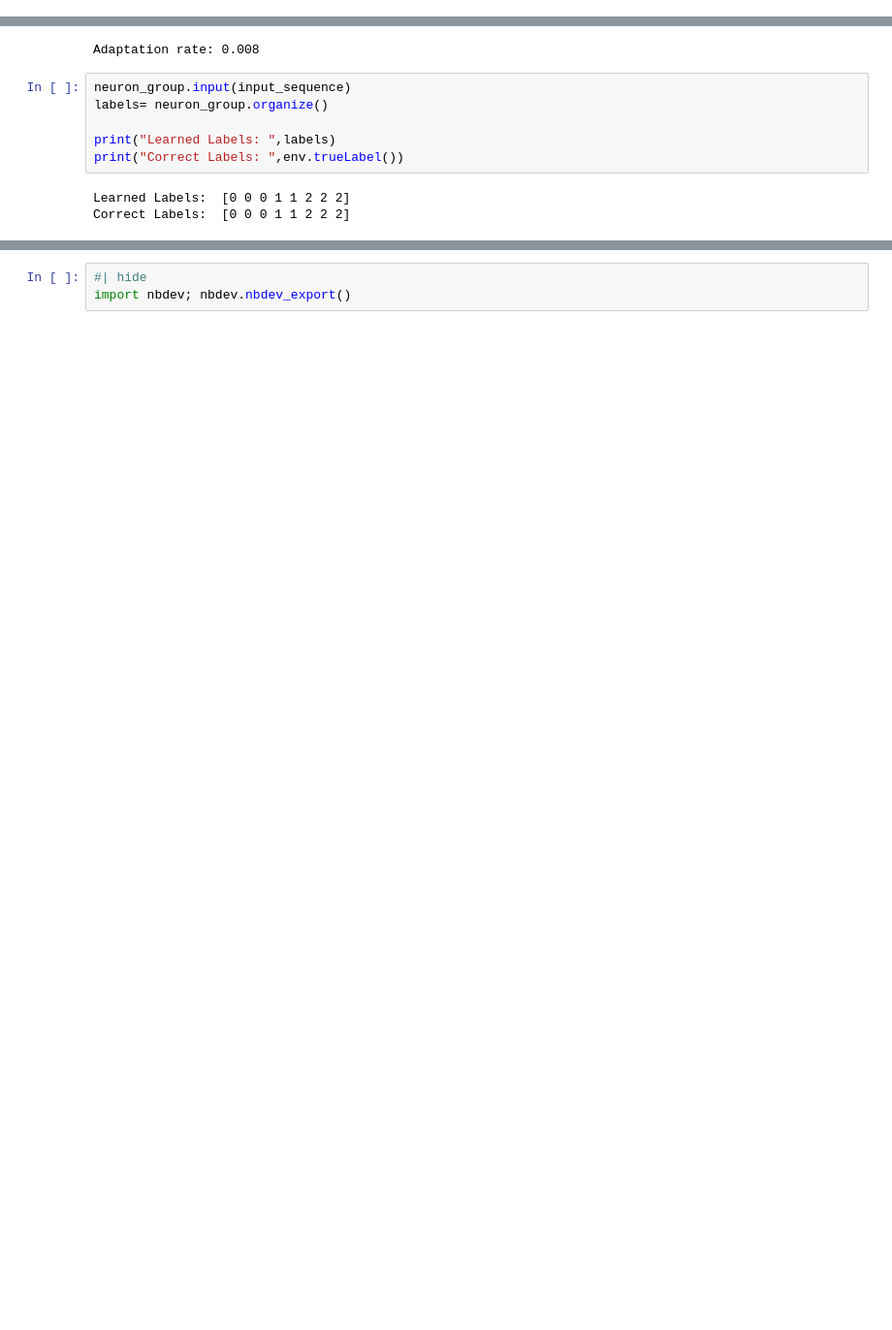
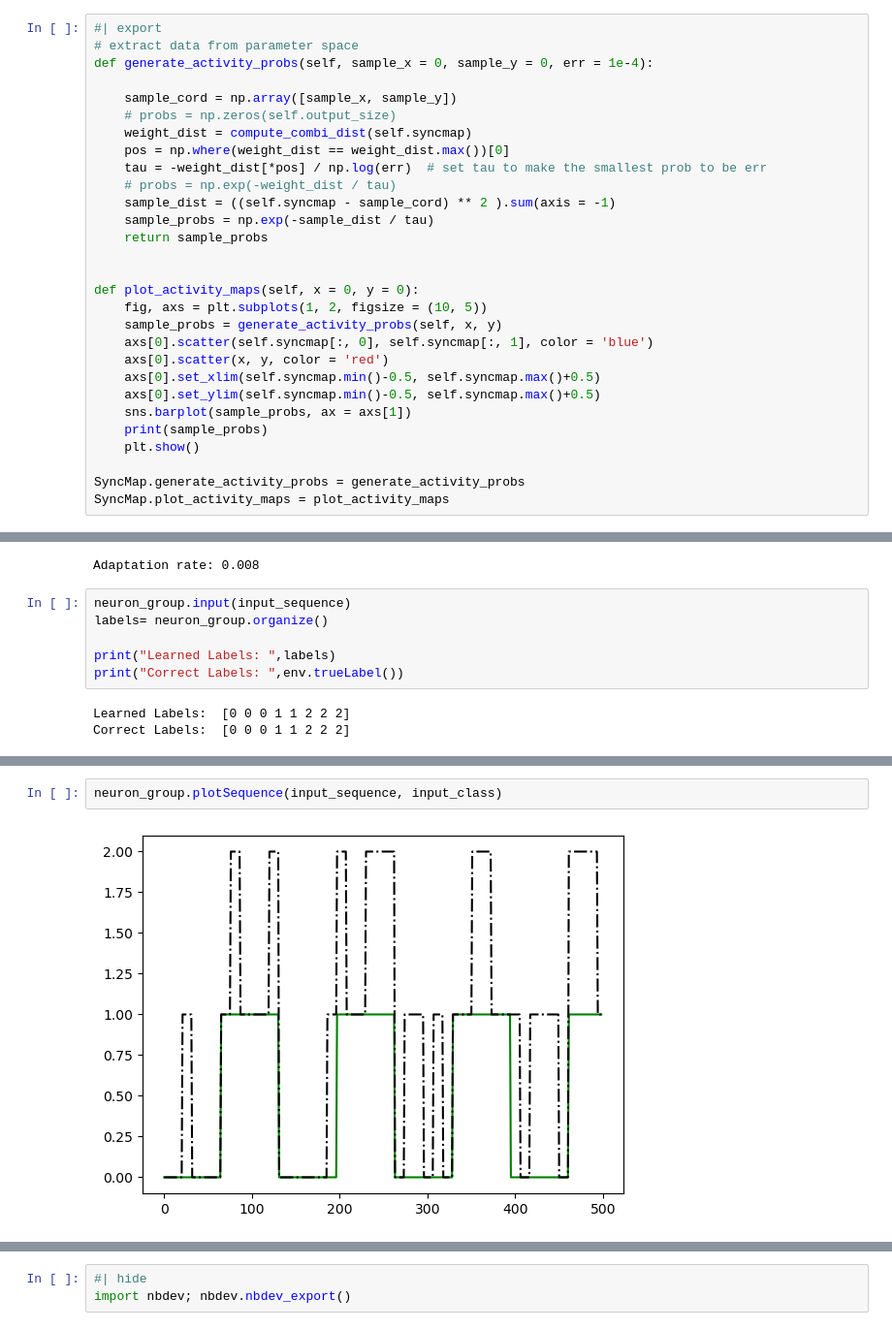
Before and after one commit to Loccret/SyncMap-Draft, a Jupyter notebook: nbs/00_core.ipynb, the cells around one changed output, grey strips where cells are left out. Shown: that part at 97% size. Drawn from its saved outputs; the diff is of its cells as text; blank space fills up the shorter version.

```diff
--- a/nbs/00_core.ipynb
+++ b/nbs/00_core.ipynb
@@ -168 +174,30 @@ class SyncMap:
+# %%
+#| export
+# extract data from parameter space
+def generate_activity_probs(self, sample_x = 0, sample_y = 0, err = 1e-4):
+
+    sample_cord = np.array([sample_x, sample_y])
+    # probs = np.zeros(self.output_size)
+    weight_dist = compute_combi_dist(self.syncmap)
+    pos = np.where(weight_dist == weight_dist.max())[0]
+    tau = -weight_dist[*pos] / np.log(err)  # set tau to make the smallest prob to be err
+    # probs = np.exp(-weight_dist / tau)
+    sample_dist = ((self.syncmap - sample_cord) ** 2 ).sum(axis = -1)
+    sample_probs = np.exp(-sample_dist / tau)
+    return sample_probs
+
+
+def plot_activity_maps(self, x = 0, y = 0):
+    fig, axs = plt.subplots(1, 2, figsize = (10, 5))
+    sample_probs = generate_activity_probs(self, x, y)
+    axs[0].scatter(self.syncmap[:, 0], self.syncmap[:, 1], color = 'blue')
+    axs[0].scatter(x, y, color = 'red')
+    axs[0].set_xlim(self.syncmap.min()-0.5, self.syncmap.max()+0.5)
+    axs[0].set_ylim(self.syncmap.min()-0.5, self.syncmap.max()+0.5)
+    sns.barplot(sample_probs, ax = axs[1])
+    print(sample_probs)
+    plt.show()
+
+SyncMap.generate_activity_probs = generate_activity_probs
+SyncMap.plot_activity_maps = plot_activity_maps
 # %%
@@ -202,0 +241,4 @@ env.plotSuperposed(input_class[:200], input_sequence[:200])
+# %%
+neuron_group.plotSequence(input_sequence, input_class)
+# %% [output]
+[figure, added]
```
Also changed, not shown: parts of 15 cells of this notebook, 4 other files.
